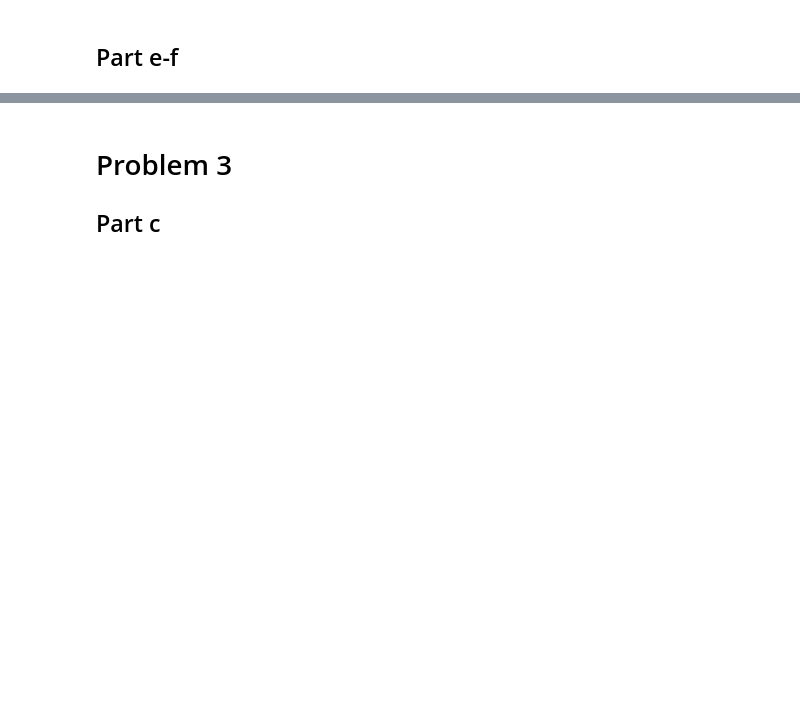
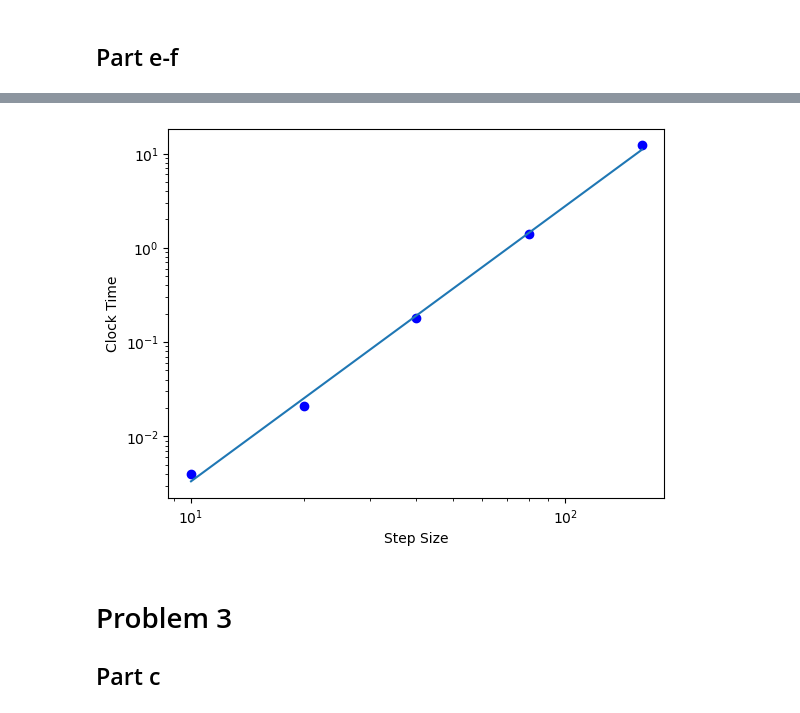
Before and after one commit to whuang259/Math714-Physics763, a Jupyter notebook: Math 714/Math_714_HW_2.ipynb, the cells around one changed output, grey strips where cells are left out. Drawn from its saved outputs; the diff is of its cells as text; code cells hidden in the pictures; blank space fills up the shorter version.

```diff
--- a/Math 714/Math_714_HW_2.ipynb
+++ b/Math 714/Math_714_HW_2.ipynb
@@ -196,40 +186,84 @@ a=7.85e-06       b=3.09
 # %% [markdown]
 ## Part e-f
 # %%
-s=sqrt(0.75)
-# steps = [10,20,40,80,160]
-steps = [10]
+# maps a matrix index to block number + index within that block
+def ind_to_block_ind(i,j,w):
+    b = i // w
+    if j // w != b:
+        return -1,0,0
+    return b,i%w,j%w
+
+# compute the blocks that define M and then invert them for use later
+def get_blocks(h,m):
+    w = floor(np.sqrt(m))
+
+    # get the correct number of blocks and their sizes
+    num_blocks = m//w if m % w == 0 else m//w + 1
+    blocks = []
+    cur = 0
+    for i in range(num_blocks):
+        block_size = w if cur + w < m else m - cur
+        blocks.append(np.zeros((block_size, block_size)))
+        cur += w
+
+    # populate the blocks
+    hfac = 1/(3*h*h)
+    dirs = [[1,0],[0,-1],[-1,1],[-1,0],[0,1],[1,-1]]
+    for j in range(1, n):
+        for i in range(1, n-j):
+            ij = ind(i, j, n)
+            b,x,y = ind_to_block_ind(ij, ij, w)
+            blocks[b][x][y] = -12 * hfac
+
+            for dir in dirs:
+                i2 = i + dir[0]
+                j2 = j + dir[1]
+                if not inrange(i2, j2, n):
+                    continue
+                b,x,y = ind_to_block_ind(ij, ind(i2,j2,n), w)
+                if b >= 0:
+                    blocks[b][x][y] = 2 * hfac
+
+    for i in range(len(blocks)):
+        blocks[i] = np.linalg.inv(blocks[i])
+    return blocks
+
+def invM(M, q): # returns M^{-1}q by multiplying in the inverted blocks
+    m = len(q)
+    w = len(M[0])
+    ans = np.zeros(m)
+    for b, M_inv in enumerate(M):
+        start = b * w
+        end = min(start + w, m)
+        ans[start:end] = np.matmul(M_inv, q[start:end])
+    return ans
 
 def precond_conjugate_gradient(n):
     h = 1./n
     m = (n-1)*(n-2)//2
 
-    u = np.zeros(m)
     f = np.empty((m))
     for j in range(1,n):
         for i in range(1,n-j):
             ij=ind(i,j,n)
             f[ij]=fun(h*(i+0.5*j),h*s*j)
 
-    M = np.empty((m,m))
-    block = floor(np.sqrt(m))
-    for k in range(m//block + 1):
-
-    M = np.linalg.inv(M)
+    M = get_blocks(h,m)
+    u = np.zeros(m)
     r = f.copy()
-    p = np.matmul(M, f)
-    y = np.matmul(M, r)
+    p = invM(M, r)
+    y = p.copy()
 
     k = 0
     while True:
-        z = A(p, n, h)
+        z = multA(p, n, h)
         yr = np.dot(y, r)
         nu = yr/np.dot(p, z)
         u += nu * p
         r -= nu * z
         if two_norm(r, n) < 1e-10:
             break
-        y = np.matmul(M, r)
+        y = invM(M, r)
         mu = np.dot(y, r)/yr
         p = y + mu * p
         k += 1
@@ -238,7 +272,7 @@ def precond_conjugate_gradient(n):
 times = []
 for n in steps:
     t0 = time()
-    res, k = conjugate_gradient(n)
+    res, k = precond_conjugate_gradient(n)
     t1 = time()
     print(f"n={n}\t err={err(res, n):.5}\t k={k}\t t={t1-t0}")
     times.append(t1 - t0)
@@ -254,3 +288,4 @@ plt.loglog(steps, fit)
 plt.xlabel("Step Size")
 plt.ylabel("Clock Time")
 plt.show()
+# %% [output]
@@ -257,3 +299,4 @@ plt.show()
+[figure, added]
 # %% [markdown]
 # Problem 3
 
```
Also changed, not shown: parts of 7 cells of this notebook.
